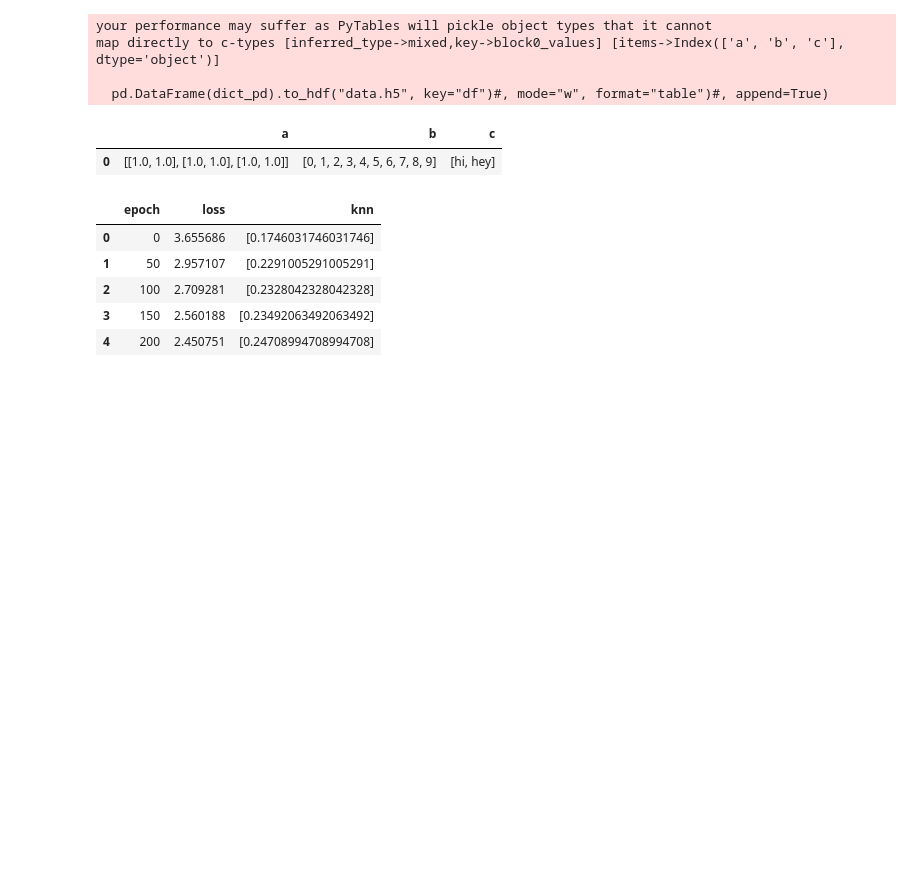
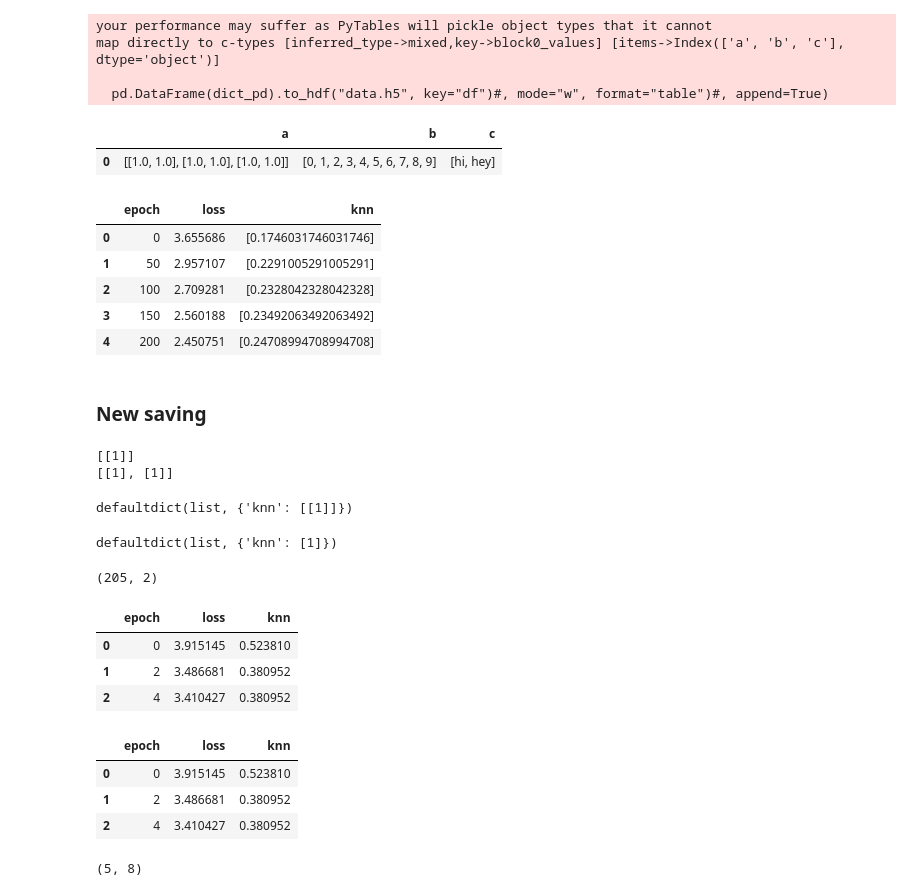
Before and after one commit to ritagonmar/text-visualizations, a Jupyter notebook: scripts/test_nb.ipynb, the cells around one changed output. Drawn from its saved outputs; the diff is of its cells as text; code cells hidden in the pictures; blank space fills up the shorter version.

```diff
--- a/scripts/test_nb.ipynb
+++ b/scripts/test_nb.ipynb
@@ -1028,3 +1028,64 @@ df_loaded
 | 2 | 100 | 2.709281 | [0.2328042328042328] |
 | 3 | 150 | 2.560188 | [0.23492063492063492] |
 | 4 | 200 | 2.450751 | [0.24708994708994708] |
+# %% [markdown]
+### New saving
+# %%
+list_a = [[1]]
+list_b = list_a*2
+print(list_a)
+print(list_b)
+# %% [output]
+[[1]]
+[[1], [1]]
+# %%
+from collections import defaultdict
+
+
+training_eval_results = defaultdict(list)
+eval_results={}
+eval_results["knn"] = [1]
+
+[training_eval_results[k].append(v) for k, v in eval_results.items()]
+training_eval_results
+# %% [output]
+defaultdict(list, {'knn': [[1]]})
+# %%
+training_eval_results["knn"] = [elem[0] for elem in training_eval_results["knn"]]
+training_eval_results
+# %% [output]
+defaultdict(list, {'knn': [1]})
+# %%
+import numpy as np
+
+saving_path = (
+    variables_path
+    / Path("sbert")
+    / Path("iclr")
+    / Path("exp004" + "_" + "20250409")
+)
+npz = np.load(saving_path / "log_training")
+# labels = npz["labels"]
+npz["embeddings_2d_epoch_0"].shape
+# %% [output]
+(205, 2)
+# %%
+df_loaded = pd.read_hdf(saving_path / "training_eval_results.h5")
+df_loaded
+# %% [output]
+|  | epoch | loss | knn |
+| 0 | 0 | 3.915145 | 0.523810 |
+| 1 | 2 | 3.486681 | 0.380952 |
+| 2 | 4 | 3.410427 | 0.380952 |
+# %%
+df_otro = pd.read_parquet(saving_path / "df_log_training")
+df_otro
+# %% [output]
+|  | epoch | loss | knn |
+| 0 | 0 | 3.915145 | 0.523810 |
+| 1 | 2 | 3.486681 | 0.380952 |
+| 2 | 4 | 3.410427 | 0.380952 |
+# %%
+np.load(saving_path / "losses.npy").shape
+# %% [output]
+(5, 8)
```
Also changed, not shown: 2 other files.
